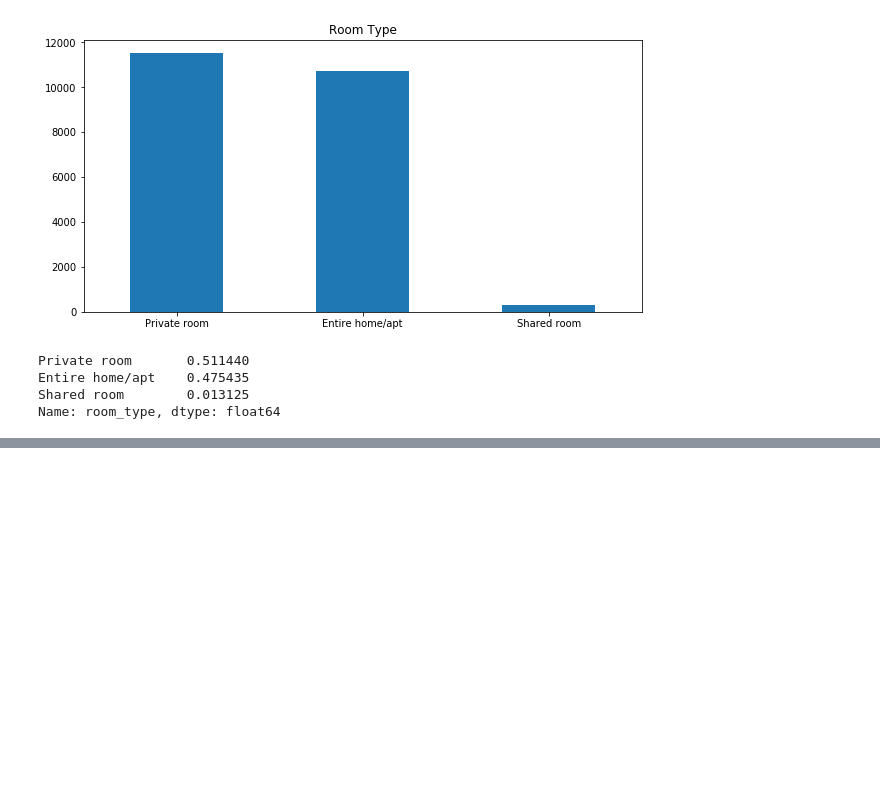
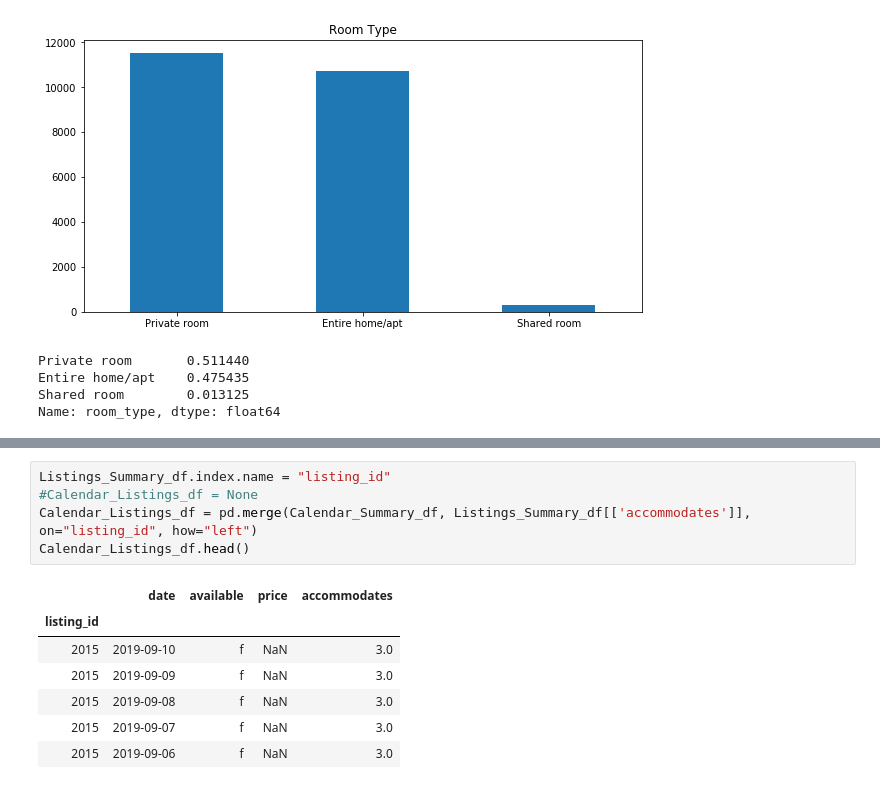
Before and after one commit to SaranyaPandiaraj/Futuristic-Airbnb, a Jupyter notebook: Futuristic_Airbnb.ipynb, the cells around one changed output, grey strips where cells are left out. Drawn from its saved outputs; the diff is of its cells as text; blank space fills up the shorter version.

```diff
--- a/Futuristic_Airbnb.ipynb
+++ b/Futuristic_Airbnb.ipynb
@@ -716,0 +757,13 @@ Name: room_type, dtype: float64
+# %%
+Listings_Summary_df.index.name = "listing_id"
+#Calendar_Listings_df = None
+Calendar_Listings_df = pd.merge(Calendar_Summary_df, Listings_Summary_df[['accommodates']], on="listing_id", how="left")
+Calendar_Listings_df.head()
+# %% [output]
+|  | date | available | price | accommodates |
+| listing_id |  |  |  |  |
+| 2015 | 2019-09-10 | f | NaN | 3.0 |
+| 2015 | 2019-09-09 | f | NaN | 3.0 |
+| 2015 | 2019-09-08 | f | NaN | 3.0 |
+| 2015 | 2019-09-07 | f | NaN | 3.0 |
+| 2015 | 2019-09-06 | f | NaN | 3.0 |
```
Also changed, not shown: parts of 9 cells of this notebook, 1 other file.
